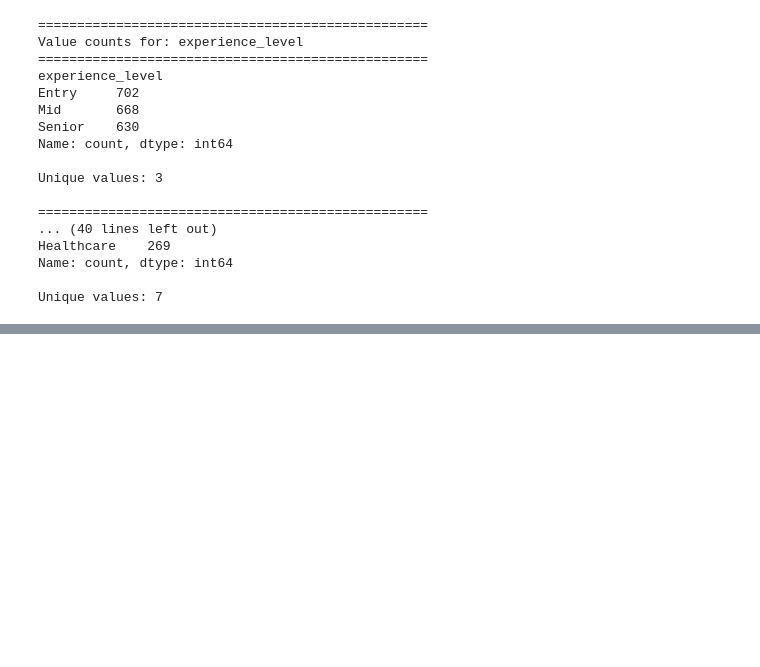
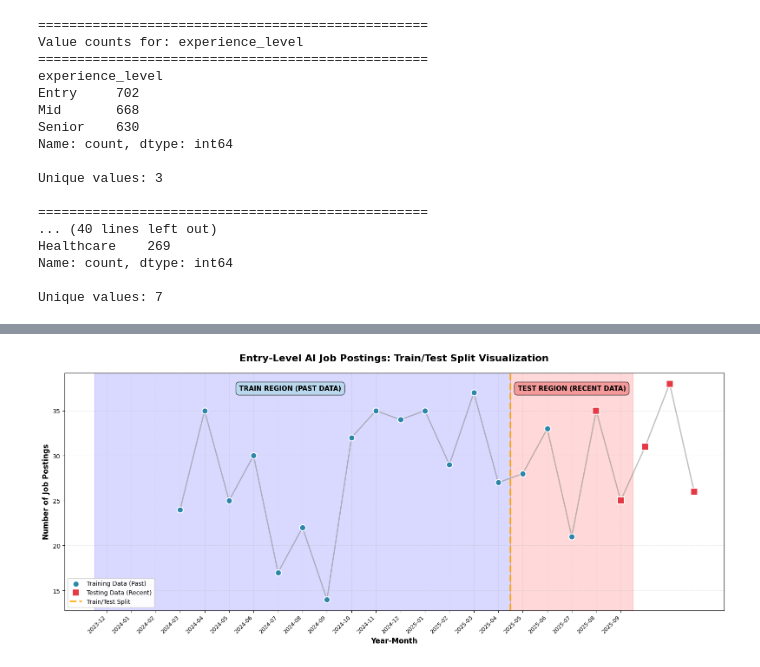
Before and after one commit to DiegoPatterson/Predicting-Emerging-Entry-Level-Jobs-in-the-AI-Market, a Jupyter notebook: project_folder/job_market_prediction.ipynb, the cells around one changed output, grey strips where cells are left out. Saved outputs shown, nothing was run; the diff lists cells and outputs as text; code cells hidden in the pictures; blank space fills up the shorter version.

```diff
--- a/project_folder/job_market_prediction.ipynb
+++ b/project_folder/job_market_prediction.ipynb
@@ -85,0 +259,7 @@ Unique values: 7
+# %%
+## Create lag features ##
+entry_level_df['lag_1'] = entry_level_df['job_count'].shift(1)
+entry_level_df['lag_2'] = entry_level_df['job_count'].shift(2)
+entry_level_df['lag_3'] = entry_level_df['job_count'].shift(3)
+entry_level_df = entry_level_df.dropna().reset_index(drop=True)
+print(entry_level_df.head())
@@ -85,0 +280,5 @@ Unique values: 7
+# %%
+## Add seasonal features ##
+entry_level_df['month_sin'] = np.sin(2 * np.pi * entry_level_df['posted_month'] / 12)
+entry_level_df['month_cos'] = np.cos(2 * np.pi * entry_level_df['posted_month'] / 12)
+print(entry_level_df.head())
@@ -85,0 +341,71 @@ Unique values: 7
+# %%
+## Visualize the split ##
+plt.figure(figsize=(16, 7))
+
+# Add shaded regions first (so they're in the background)
+plt.axvspan(-0.5, split_index-0.5, alpha=0.15, color='blue', zorder=1)
+plt.axvspan(split_index-0.5, len(entry_level_df)-0.5, alpha=0.15, color='red', zorder=1)
+
+# Plot the continuous line for all data
+plt.plot(entry_level_df['Time_Index'], entry_level_df['job_count'],
+            linewidth=2, color='gray', alpha=0.5, zorder=2)
+
+# Overlay training data points in blue
+train_data = entry_level_df.iloc[:split_index]
+plt.scatter(train_data['Time_Index'], train_data['job_count'],
+            s=100, marker='o', color='#2E86AB', edgecolor='white',
+            linewidth=1.5, label='Training Data (Past)', zorder=4)
+
+# Overlay testing data points in red
+test_data = entry_level_df.iloc[split_index:]
+plt.scatter(test_data['Time_Index'], test_data['job_count'],
+            s=120, marker='s', color='#E63946', edgecolor='white',
+            linewidth=1.5, label='Testing Data (Recent)', zorder=4)
+
+# Add a vertical line at the split
+plt.axvline(x=split_index-0.5, color='orange', linestyle='--',
+            linewidth=3, label='Train/Test Split', alpha=0.8, zorder=3)
+
+plt.title('Entry-Level AI Job Postings: Train/Test Split Visualization',
+            fontsize=16, fontweight='bold', pad=20)
+plt.xlabel('Year-Month', fontsize=12, fontweight='bold')
+plt.ylabel('Number of Job Postings', fontsize=12, fontweight='bold')
+
+# Show ALL year-month labels on x-axis for complete clarity
+all_tick_positions = list(range(len(entry_level_df)))
+all_tick_labels = [entry_level_df.iloc[i]['Year_Month'] for i in all_tick_positions]
+plt.xticks(all_tick_positions, all_tick_labels, rotation=45, ha='right', fontsize=9)
+
+# Add text annotations for regions
+plt.text(split_index/2 - 1, plt.ylim()[1]*0.95, 'TRAIN REGION (PAST DATA)',
+            fontsize=11, fontweight='bold', ha='center',
+            bbox=dict(boxstyle='round,pad=0.5', facecolor='lightblue', alpha=0.7))
+plt.text(split_index + (len(entry_level_df) - split_index)/2 - 0.5, plt.ylim()[1]*0.95,
+            'TEST REGION (RECENT DATA)',
+            fontsize=11, fontweight='bold', ha='center',
+            bbox=dict(boxstyle='round,pad=0.5', facecolor='lightcoral', alpha=0.7))
+
+plt.grid(True, alpha=0.3, linestyle='--', linewidth=0.7, zorder=1)
+plt.legend(loc='lower left', fontsize=10, framealpha=0.95)
+plt.tight_layout()
+plt.show()
+
+# Display the actual data being used with clearer explanation
+print(f"\n{'='*70}")
+print("Features being used for prediction:")
+print(f"{'='*70}")
+for col in feature_cols:
+    print(f"  • {col}")
+print(f"\nTarget variable: job_count (number of entry-level AI job postings)")
+print(f"\n{'='*70}")
+print("How the split works:")
+print(f"{'='*70}")
+print("TRAIN on PAST data (blue points): 2024-06 to 2025-05")
+print("  --> The model learns patterns from historical data")
+print(f"\nTEST on RECENT data (red points): 2025-06 to 2025-09")
+print("  --> Evaluate if the model can predict more recent months")
+print(f"\nThis simulates real-world forecasting:")
+print("  --> You train on old data, then predict what happens next")
+print(f"{'='*70}")
+# %% [output]
+[figure, added]
```
Also changed, not shown: parts of 41 cells of this notebook.
